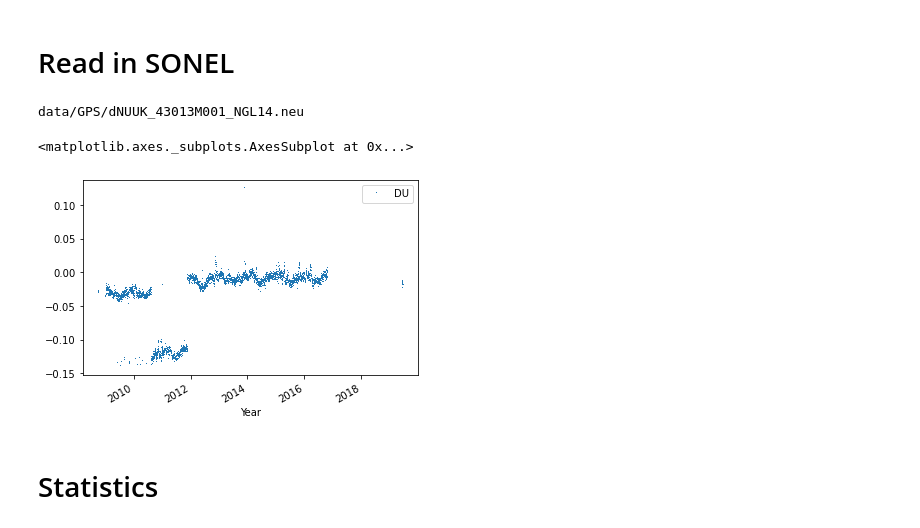
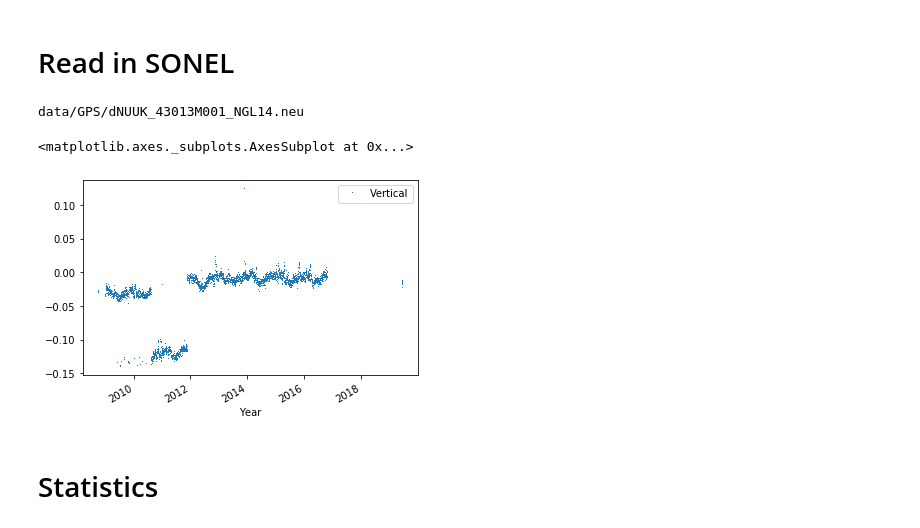
Before and after one commit to ldeo-arctictides/tidegauges-historical, a Jupyter notebook: example_statistics_GPS.ipynb, the cells around one changed output. Drawn from its saved outputs; the diff is of its cells as text; code cells hidden in the pictures.

```diff
--- a/example_statistics_GPS.ipynb
+++ b/example_statistics_GPS.ipynb
@@ -57,19 +57,19 @@ df[['North', 'East', 'Vertical']].plot.hist(alpha=0.5, bins=30)
 # %%
 station = 'NUUK'
 datum = 'NGL14'
 ext = '.neu'
 file_in = 'd' + station + '_43013M001_' + datum + ext
 dir_in = 'data/GPS'
 filepath = os.path.join(dir_in, file_in)
 print(filepath)
 
 df_sonel = read_GPS_SONEL(filepath)
 
-df_sonel[['DU']].plot(linestyle='',marker=',')
+df_sonel[['Vertical']].plot(linestyle='',marker=',')
 # %% [output]
 data/GPS/dNUUK_43013M001_NGL14.neu
 <matplotlib.axes._subplots.AxesSubplot at 0x...>
-[figure, old version]
+[figure, new version]
 # %% [markdown]
 # Statistics
 # %% [markdown]
```
Also changed, not shown: parts of 17 cells of this notebook, 4 other files.
